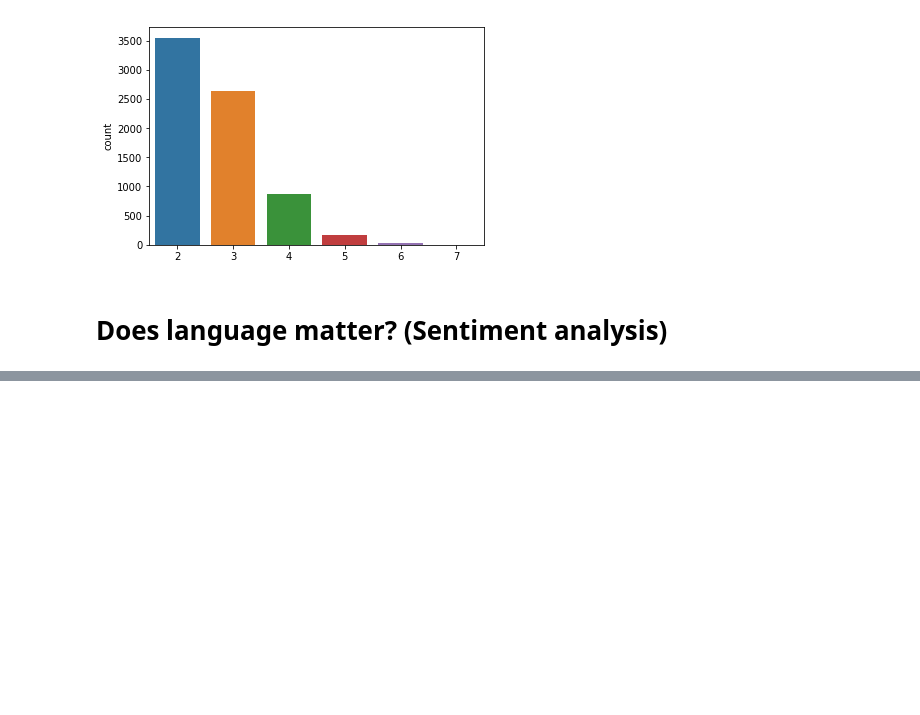
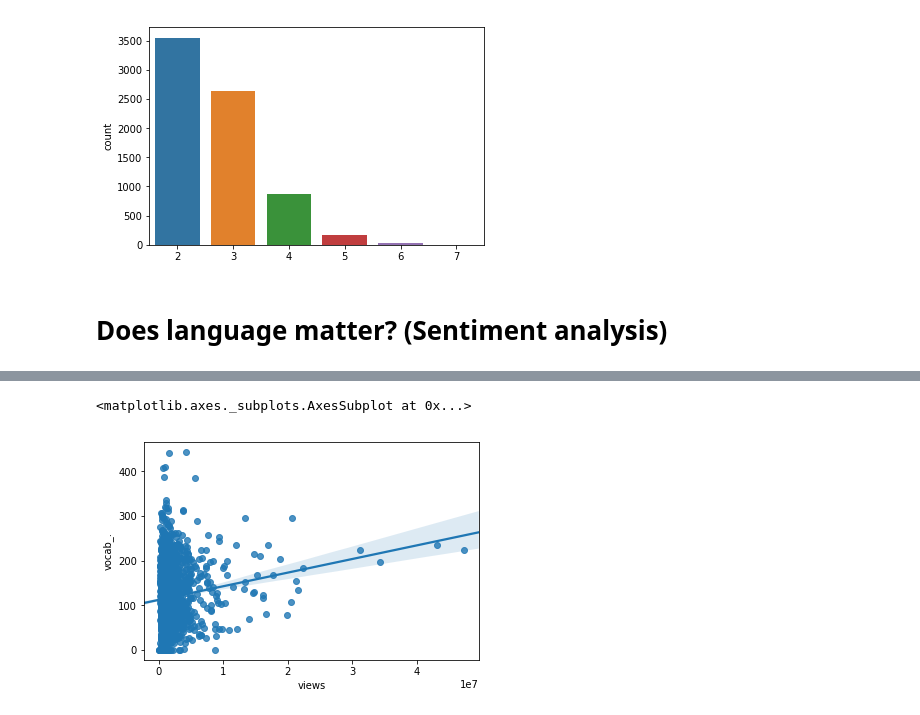
Before and after one commit to reeves17/3360project, a Jupyter notebook: jake_reeves_EDA.ipynb, the cells around one changed output, grey strips where cells are left out. Cells and saved outputs as stored; diff of their text form; code cells hidden in the pictures; blank space fills up the shorter version.

```diff
--- a/jake_reeves_EDA.ipynb
+++ b/jake_reeves_EDA.ipynb
@@ -441,0 +562,7 @@ sns.countplot(pd.Series(data=clique_sizes))
+# %%
+count_vect = CountVectorizer()
+count_vect.fit_transform(df['transcript_filtered'])
+
+vocab = count_vect.vocabulary_
+
+print "The size of vocabulary V (after the pre-processing) is {0}.".format(len(vocab))
@@ -441,0 +608,15 @@ sns.countplot(pd.Series(data=clique_sizes))
+# %%
+# decide if a video has a high amount of views or not
+
+median = df["views"].quantile(0.5)
+df.loc[df['views'] > median, 'above_median'] = 1
+df.loc[df['views'] <= median, 'above_median'] = 0
+
+# build feature vectors
+
+count_vect = CountVectorizer(vocabulary=vocab)
+X = count_vect.fit_transform(df['transcript_filtered'])
+y = df.as_matrix(['above_median']).ravel()
+
+print "X.shape=", X.shape
+print "y.shape=", y.shape
@@ -447,0 +753,19 @@ sns.countplot(pd.Series(data=clique_sizes))
+# %%
+# add word counts as columns in df
+
+for x in vocab:
+    v = []
+    for idx, row in df.iterrows():
+        cnt = 0
+        flag = True
+        start = 0
+        while flag:
+            a = row.transcript.decode('utf-8').find(x, start)
+            if a == -1:
+                flag = False
+            else:
+                cnt += 1
+                start = a + 1
+        v.append(cnt)
+
+    df['vocab_' + x] = pd.Series(data=v)
@@ -447,0 +797,7 @@ sns.countplot(pd.Series(data=clique_sizes))
+# %%
+# plot the best fit
+
+sns.regplot(x=df['views'], y=df['vocab_.'])
+# %% [output]
+<matplotlib.axes._subplots.AxesSubplot at 0x...>
+[figure, added]
```
Also changed, not shown: parts of 56 cells of this notebook.
